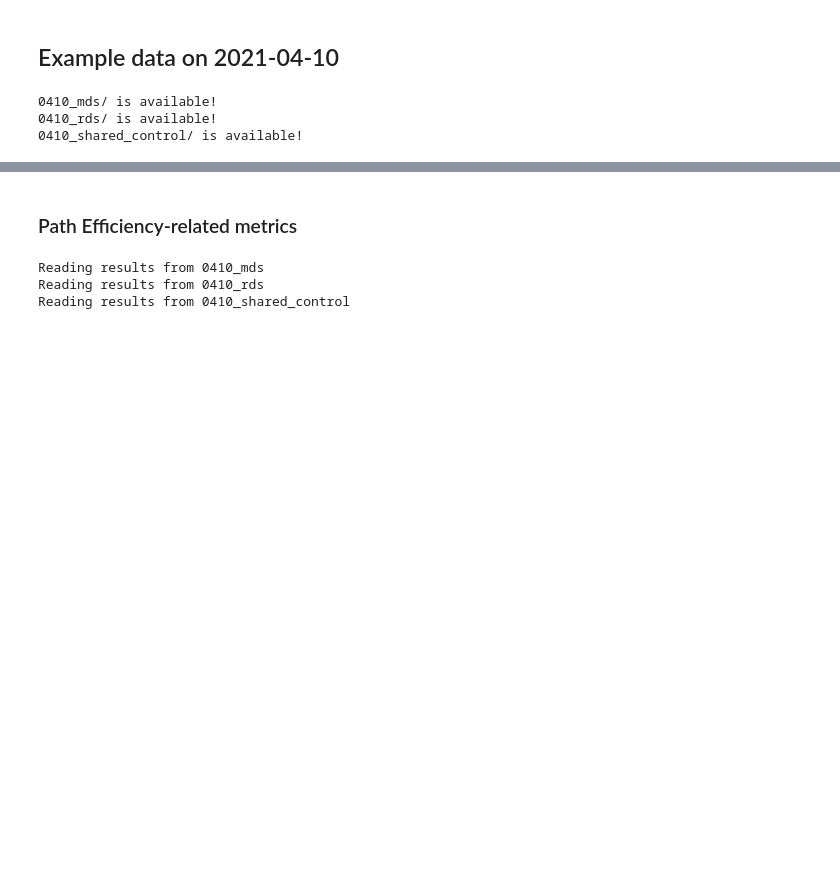
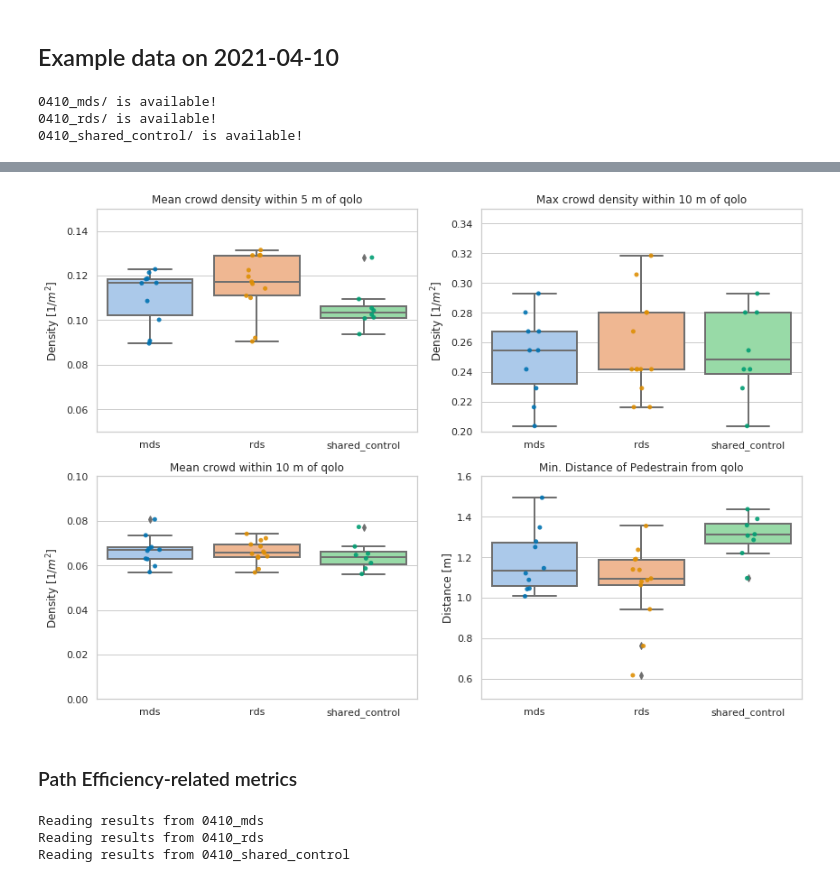
Before and after one commit to epfl-lasa/crowdbot-evaluation-tools, a Jupyter notebook: notebooks/comprehensive_eval.ipynb, the cells around one changed output, grey strips where cells are left out. Cells and saved outputs as stored; diff of their text form; code cells hidden in the pictures; blank space fills up the shorter version.

```diff
--- a/notebooks/comprehensive_eval.ipynb
+++ b/notebooks/comprehensive_eval.ipynb
@@ -593,7 +615,7 @@ categorical_plot(
     title='Mean crowd density within 5 m of qolo',
     xlabel='',
     ylabel='Density [1/$m^2$]',
-    ylim=[0.05, 0.2],
+    ylim=[0.05, 0.15],
     kind='box',
     # group='goal_reached',
     # lgd_labels=['Not reached', 'Reached'],
@@ -606,39 +628,41 @@ categorical_plot(
     title='Max crowd density within 10 m of qolo',
     xlabel='',
     ylabel='Density [1/$m^2$]',
-    ylim=[0.20, 0.40],
+    ylim=[0.20, 0.35],
     kind='box',
     # group='goal_reached',
     # lgd_labels=['Not reached', 'Reached'],
 )
 
 categorical_plot(
     axes=axes[1,0],
     df=crowd_metrics_df,
     metric='avg_crowd_density10',
     catogory='control_type',
     title='Mean crowd within 10 m of qolo',
     xlabel='',
     ylabel='Density [1/$m^2$]',
     ylim=[0.0, 0.1],
     kind='box',
     # group='goal_reached',
     # lgd_labels=['Not reached', 'Reached'],
 )
 
 categorical_plot(
     axes=axes[1,1],
     df=crowd_metrics_df,
     metric='avg_min_dist',
     catogory='control_type',
     title='Min. Distance of Pedestrain from qolo',
     xlabel='',
     ylabel='Distance [m]',
     ylim=[0.5, 1.6],
     kind='box',
     # group='goal_reached',
     # lgd_labels=['Not reached', 'Reached'],
 )
+# %% [output]
+[figure, added]
 # %% [markdown]
 ### Path Efficiency-related metrics
 # %%
```
Also changed, not shown: parts of 15 cells of this notebook, 2 other files.
